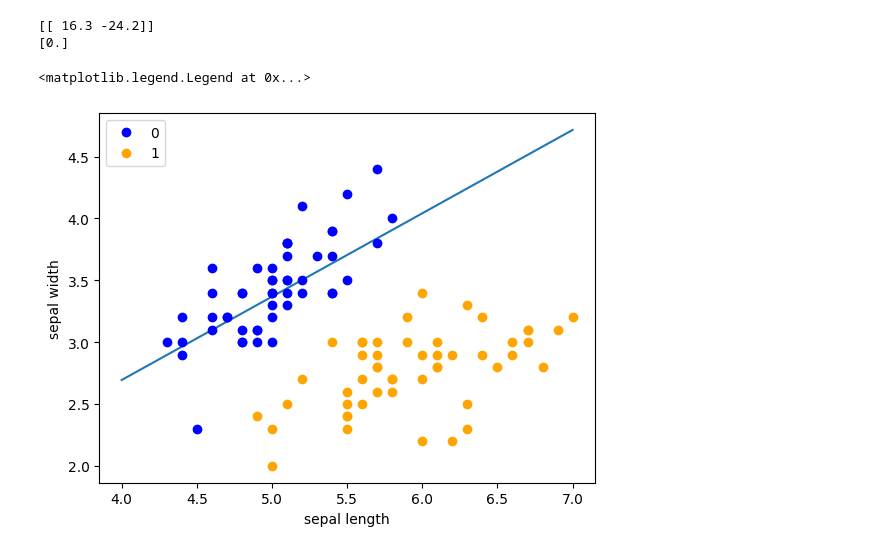
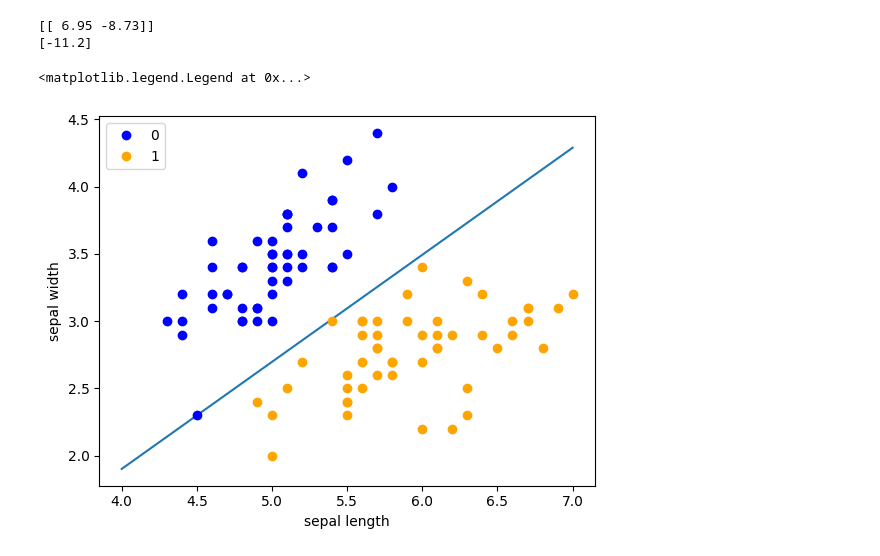
Before and after one commit to hcheng1005/about_Radar, a Jupyter notebook: 机器学习篇/perception.ipynb, the cells around one changed output. Cells and saved outputs as stored; diff of their text form; code cells hidden in the pictures.

```diff
--- a/机器学习篇/perception.ipynb
+++ b/机器学习篇/perception.ipynb
@@ -77,12 +111,12 @@ df.columns = ['sepal length', 'sepal width', 'petal length', 'petal width', 'lab
 # 查看标签数量
 df.label.value_counts()
 
-# 绘制散点图
-plt.scatter(df[:50]['sepal length'], df[:50]['sepal width'], label='0')
-plt.scatter(df[50:100]['sepal length'], df[50:100]['sepal width'], label='1')
-plt.xlabel('sepal length')
-plt.ylabel('sepal width')
-plt.legend()
+# # 绘制散点图
+# plt.scatter(df[:50]['sepal length'], df[:50]['sepal width'], label='0')
+# plt.scatter(df[50:100]['sepal length'], df[50:100]['sepal width'], label='1')
+# plt.xlabel('sepal length')
+# plt.ylabel('sepal width')
+# plt.legend()
 
 # 准备数据
 data = np.array(df.iloc[:100, [0, 1, -1]])
@@ -94,18 +128,19 @@ class Model:
     def __init__(self):
         self.w = np.ones(len(data[0]) - 1, dtype=np.float32)
         self.b = 0
-        self.l_rate = 0.1
+        self.l_rate = 0.15
 
     '''
     x为输入数据
     w,b分别为模型权重和偏置
     '''
     def sign(self, x, w, b):
-        y = np.dot(x, w) + b
+        y = np.dot(x, w) + b # 感知机模型
         return y
 
     # 随机梯度下降法训练感知机
     def fit(self, X_train, y_train):
+        iter_coun=0
         is_wrong = False
         while not is_wrong:
             wrong_count = 0
@@ -118,20 +153,27 @@ class Model:
                     wrong_count += 1
             if wrong_count == 0:
                 is_wrong = True
+
+            iter_coun += 1
+        print("iter_coun: ", iter_coun)
         return 'Perceptron Model!'
 
 perceptron = Model()
+
+print('训练样本数： ', len(X))
+# print()
 perceptron.fit(X, y)
 
+# 绘图部分
+plt.figure()
 # 绘制分类直线
 x_points = np.linspace(4, 7, 10)
 y_ = -(perceptron.w[0] * x_points + perceptron.b) / perceptron.w[1]
 plt.plot(x_points, y_)
 
 # 绘制数据点
-plt.figure()
-plt.plot(data[:50, 0], data[:50, 1], 'bo', color='blue', label='0')
-plt.plot(data[50:100, 0], data[50:100, 1], 'bo', color='orange', label='1')
+plt.plot(data[:50, 0], data[:50, 1], 'o', color='blue', label='0')
+plt.plot(data[50:100, 0], data[50:100, 1], 'o', color='orange', label='1')
 plt.xlabel('sepal length')
 plt.ylabel('sepal width')
 # plt.legend()
@@ -142,34 +216,39 @@ Text(0, 0.5, 'sepal width')
 # %%
 from sklearn.linear_model import Perceptron
 
-clf = Perceptron(fit_intercept=False, max_iter=1000, shuffle=False)
+# clf = Perceptron(max_iter=1000, shuffle=True)
+# clf.fit(X, y)
+
+# 和手写的感知机结果保持一致
+clf = Perceptron(fit_intercept=True, max_iter=1000, shuffle=True, eta0=0.1, tol=None)
 clf.fit(X, y)
+
 '''
 Perceptron(alpha=0.0001, class_weight=None, early_stopping=False, eta0=1.0,
            fit_intercept=False, max_iter=1000, n_iter_no_change=5, n_jobs=None,
            penalty=None, random_state=0, shuffle=False, tol=0.001,
            validation_fraction=0.1, verbose=0, warm_start=False)
 '''
 
 # Weights assigned to the features.
 print(clf.coef_)
 #[[ 16.3 -24.2]]
 
 # 截距 Constants in decision function.
 print(clf.intercept_)
 #[0.]
 
 x_ponits = np.arange(4, 8)
 y_ = -(clf.coef_[0][0]*x_ponits + clf.intercept_)/clf.coef_[0][1]
 plt.plot(x_ponits, y_)
 
-plt.plot(data[:50, 0], data[:50, 1], 'bo', color='blue', label='0')
-plt.plot(data[50:100, 0], data[50:100, 1], 'bo', color='orange', label='1')
+plt.plot(data[:50, 0], data[:50, 1], 'o', color='blue', label='0')
+plt.plot(data[50:100, 0], data[50:100, 1], 'o', color='orange', label='1')
 plt.xlabel('sepal length')
 plt.ylabel('sepal width')
 plt.legend()
 # %% [output]
-[[ 16.3 -24.2]]
-[0.]
+[[ 6.95 -8.73]]
+[-11.2]
 <matplotlib.legend.Legend at 0x...>
-[figure, old version]
+[figure, new version]
```
Also changed, not shown: parts of 6 cells of this notebook, 10 other files.
